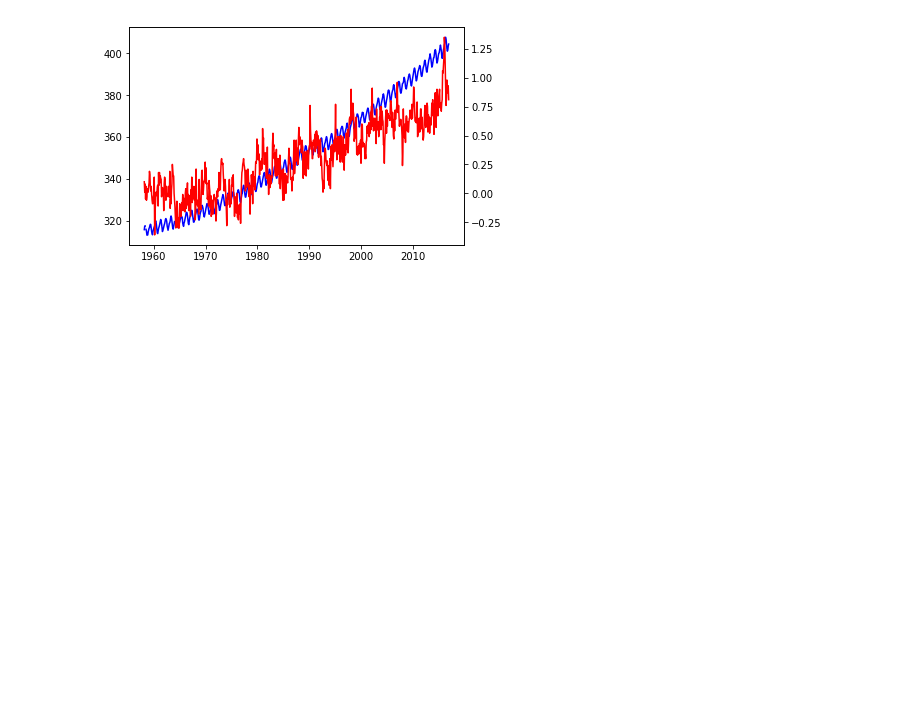
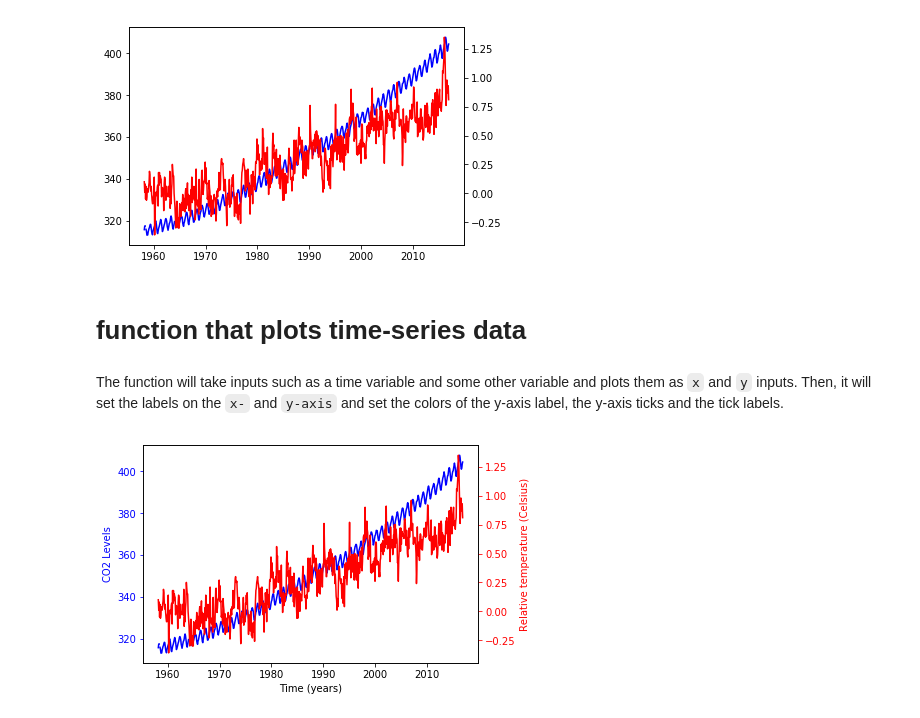
Before and after one commit to VictorOmondi1997/Visualization-Climate-Change, a Jupyter notebook: notebooks/climate_change.ipynb, the cells around one changed output. Cells and saved outputs as stored; diff of their text form; code cells hidden in the pictures; blank space fills up the shorter version.

Commit message:
Add plot_timeseries function

```diff
--- a/notebooks/climate_change.ipynb
+++ b/notebooks/climate_change.ipynb
@@ -67,3 +67,21 @@ ax2.plot(climate_change.index, climate_change.relative_temp, color='r')
 plt.show()
 # %% [output]
 [figure]
+# %% [markdown]
+# function that plots time-series data
+# %% [markdown]
+The function will take inputs such as a time variable and some other variable and plots them as `x` and `y` inputs. Then, it will set the labels on the `x-` and `y-axis` and set the colors of the y-axis label, the y-axis ticks and the tick labels.
+# %%
+def plot_timeseries(axes, x, y, color, xlabel, ylabel):
+    axes.plot(x,y,color=color)
+    axes.set_xlabel(xlabel)
+    axes.set_ylabel(ylabel, color=color)
+    axes.tick_params('y', colors=color)
+# %%
+fig, ax = plt.subplots()
+plot_timeseries(ax, climate_change.index, climate_change.co2, 'blue', 'Time (years)', 'CO2 Levels (ppm)')
+ax2 = ax.twinx()
+plot_timeseries(ax2, climate_change.index, climate_change.relative_temp, 'red', 'Time (years)', 'Relative temperature (Celsius)')
+plt.show()
+# %% [output]
+[figure, added]
```
Also changed, not shown: parts of 1 cell of this notebook.
